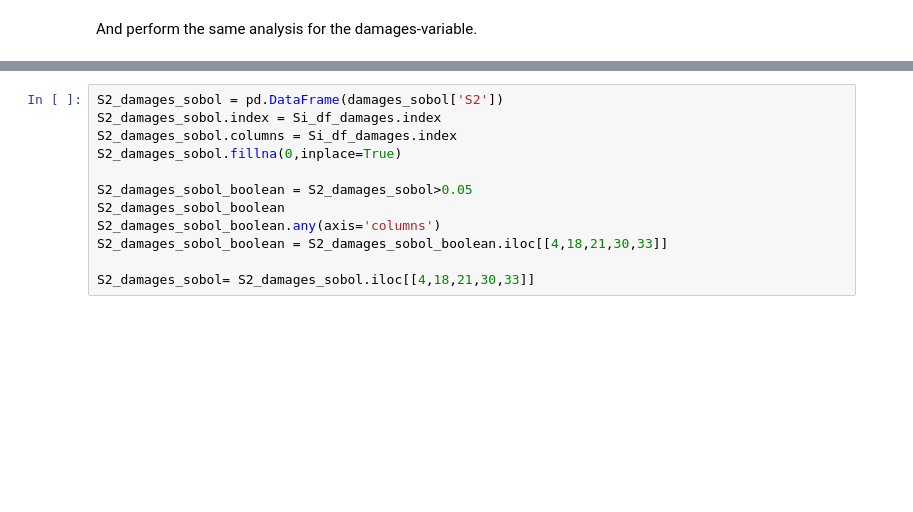
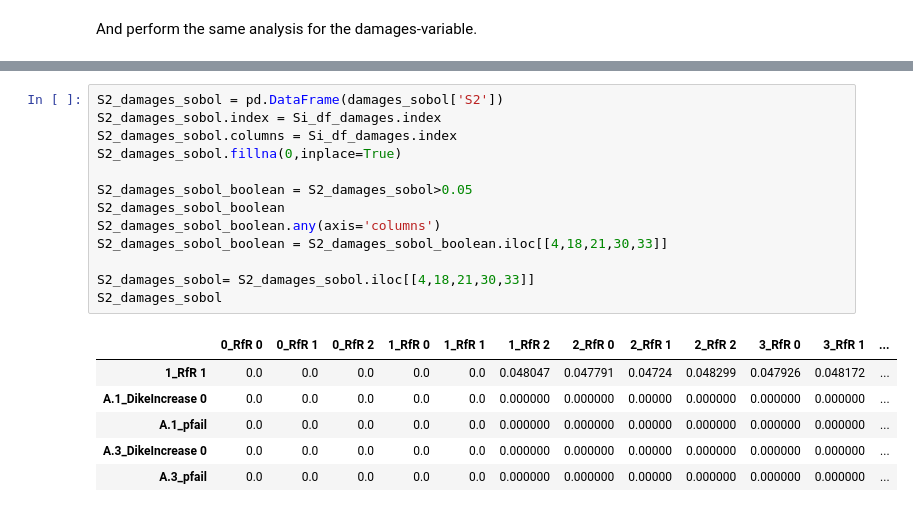
Before and after one commit to EwoutH/modelbased-g13, a Jupyter notebook: Sobol G13.ipynb, the cells around one changed output, grey strips where cells are left out. Saved outputs shown, nothing was run; the diff lists cells and outputs as text; blank space fills up the shorter version.

```diff
--- a/Sobol G13.ipynb
+++ b/Sobol G13.ipynb
@@ -209,15 +208,23 @@ Si_df_damages_2nd
 # %%
 S2_damages_sobol = pd.DataFrame(damages_sobol['S2'])
 S2_damages_sobol.index = Si_df_damages.index
 S2_damages_sobol.columns = Si_df_damages.index
 S2_damages_sobol.fillna(0,inplace=True)
 
 S2_damages_sobol_boolean = S2_damages_sobol>0.05
 S2_damages_sobol_boolean
 S2_damages_sobol_boolean.any(axis='columns')
 S2_damages_sobol_boolean = S2_damages_sobol_boolean.iloc[[4,18,21,30,33]]
 
 S2_damages_sobol= S2_damages_sobol.iloc[[4,18,21,30,33]]
+S2_damages_sobol
+# %% [output]
+|  | 0_RfR 0 | 0_RfR 1 | 0_RfR 2 | 1_RfR 0 | 1_RfR 1 | 1_RfR 2 | 2_RfR 0 | 2_RfR 1 | 2_RfR 2 | 3_RfR 0 | 3_RfR 1 | ... |
+| 1_RfR 1 | 0.0 | 0.0 | 0.0 | 0.0 | 0.0 | 0.048047 | 0.047791 | 0.04724 | 0.048299 | 0.047926 | 0.048172 | ... |
+| A.1_DikeIncrease 0 | 0.0 | 0.0 | 0.0 | 0.0 | 0.0 | 0.000000 | 0.000000 | 0.00000 | 0.000000 | 0.000000 | 0.000000 | ... |
+| A.1_pfail | 0.0 | 0.0 | 0.0 | 0.0 | 0.0 | 0.000000 | 0.000000 | 0.00000 | 0.000000 | 0.000000 | 0.000000 | ... |
+| A.3_DikeIncrease 0 | 0.0 | 0.0 | 0.0 | 0.0 | 0.0 | 0.000000 | 0.000000 | 0.00000 | 0.000000 | 0.000000 | 0.000000 | ... |
+| A.3_pfail | 0.0 | 0.0 | 0.0 | 0.0 | 0.0 | 0.000000 | 0.000000 | 0.00000 | 0.000000 | 0.000000 | 0.000000 | ... |
 # %%
 Si_df_damages = Si_df_damages[Si_df_damages['ST']>0.05]
 Si_df_damages
```
Also changed, not shown: parts of 8 cells of this notebook, 6 other files.
